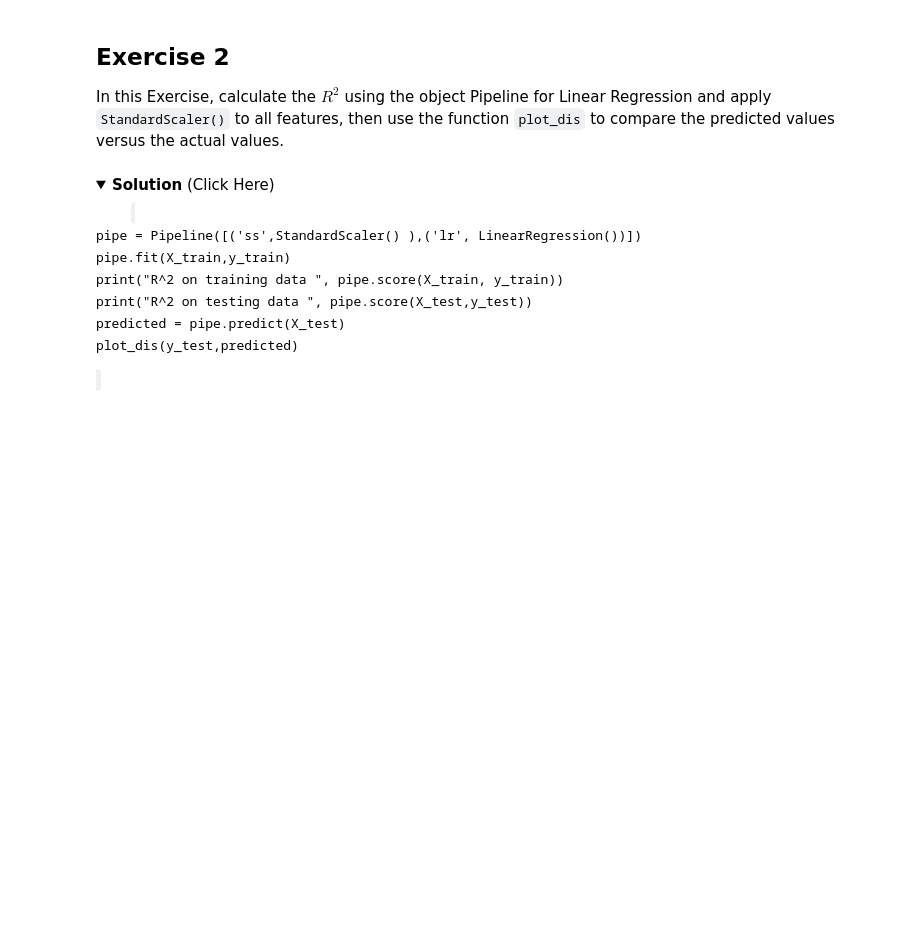
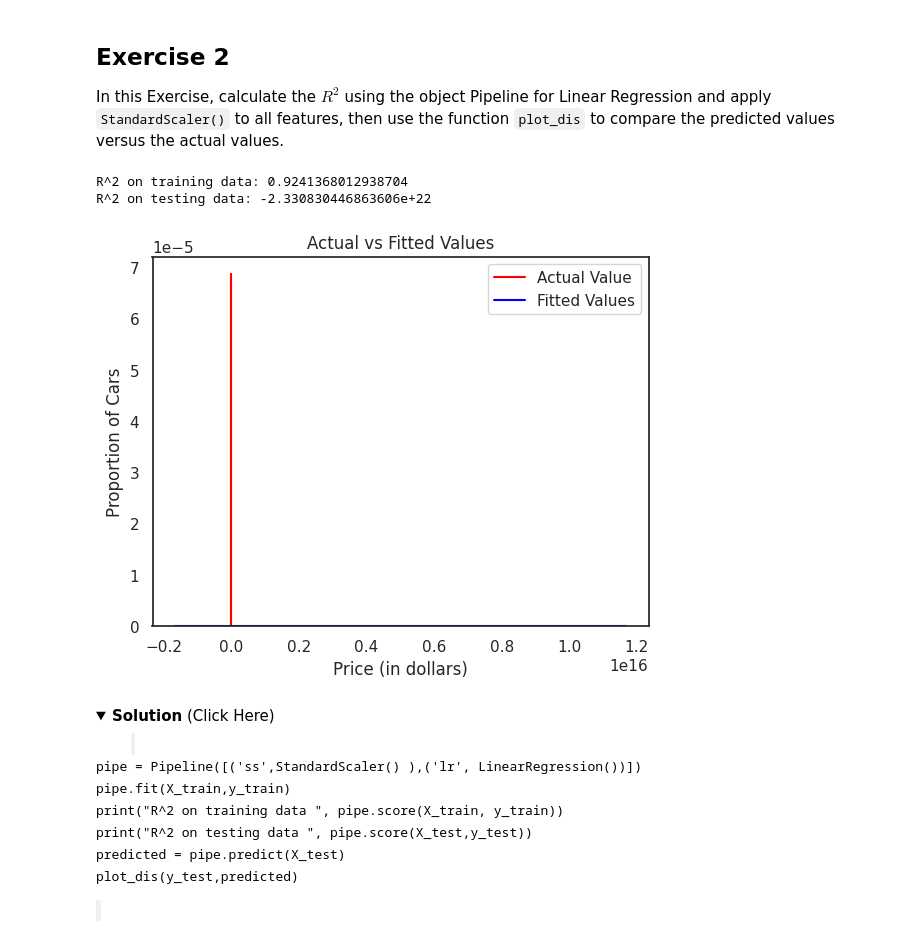
Before and after one commit to htetaunglynn94/coursera, a Jupyter notebook: ibm_ml_series/supervised_ml/module_2/holab_2_polynomial_regression.ipynb, the cells around one changed output. Saved outputs shown, nothing was run; the diff lists cells and outputs as text; code cells hidden in the pictures; folded sections open; blank space fills up the shorter version.

Commit message:
update holab_2_polynomial_regression

```diff
--- a/ibm_ml_series/supervised_ml/module_2/holab_2_polynomial_regression.ipynb
+++ b/ibm_ml_series/supervised_ml/module_2/holab_2_polynomial_regression.ipynb
@@ -267,3 +426,15 @@ In this Exercise, calculate the $R^2$ using the object Pipeline for  Linear Regr
+# %%
+# Enter your code and run the cell
+pipe = Pipeline([('scaler', StandardScaler()), ('lr', LinearRegression())])
+pipe.fit(X_train, y_train)
+print("R^2 on training data:", pipe.score(X_train, y_train))
+print("R^2 on testing data:", pipe.score(X_test, y_test))
+predicted = pipe.predict(X_test)
+plot_dis(y_test, predicted)
+# %% [output]
+R^2 on training data: 0.9241368012938704
+R^2 on testing data: -2.330830446863606e+22
+[figure, added]
 # %% [markdown]
 <details>
 <summary><strong>Solution</strong> (Click Here)</summary>
```
Also changed, not shown: parts of 46 cells of this notebook.
